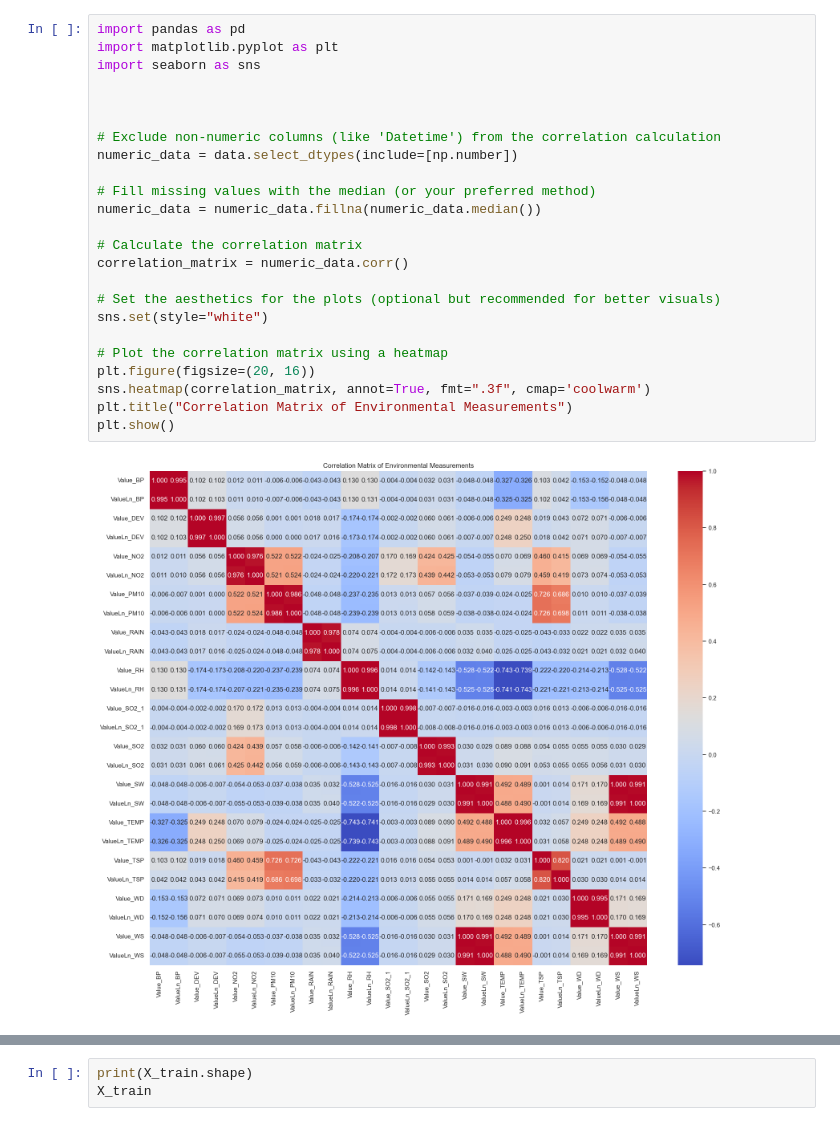
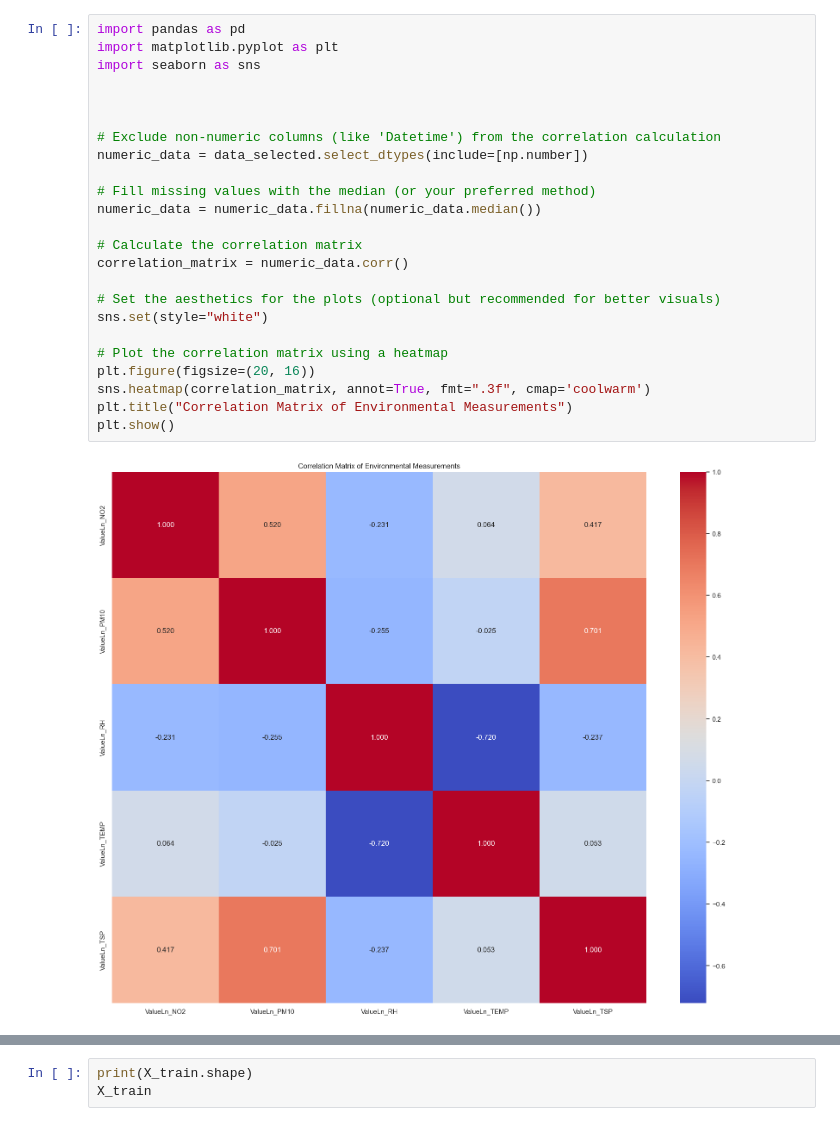
Before and after one commit to kandation/may-project, a Jupyter notebook: labs/09-lstm-gpt4.ipynb, the cells around one changed output, grey strips where cells are left out. Saved outputs shown, nothing was run; the diff lists cells and outputs as text.

```diff
--- a/labs/09-lstm-gpt4.ipynb
+++ b/labs/09-lstm-gpt4.ipynb
@@ -39,28 +43,28 @@ X_train, X_test, y_train, y_test = train_test_split(X, y, test_size=0.2, random_
 # %%
 import pandas as pd
 import matplotlib.pyplot as plt
 import seaborn as sns
 
 
 
 # Exclude non-numeric columns (like 'Datetime') from the correlation calculation
-numeric_data = data.select_dtypes(include=[np.number])
+numeric_data = data_selected.select_dtypes(include=[np.number])
 
 # Fill missing values with the median (or your preferred method)
 numeric_data = numeric_data.fillna(numeric_data.median())
 
 # Calculate the correlation matrix
 correlation_matrix = numeric_data.corr()
 
 # Set the aesthetics for the plots (optional but recommended for better visuals)
 sns.set(style="white")
 
 # Plot the correlation matrix using a heatmap
 plt.figure(figsize=(20, 16))
 sns.heatmap(correlation_matrix, annot=True, fmt=".3f", cmap='coolwarm')
 plt.title("Correlation Matrix of Environmental Measurements")
 plt.show()
 # %% [output]
-[figure, old version]
+[figure, new version]
 # %%
 
```
Also changed, not shown: parts of 9 cells of this notebook, 3 other files.
